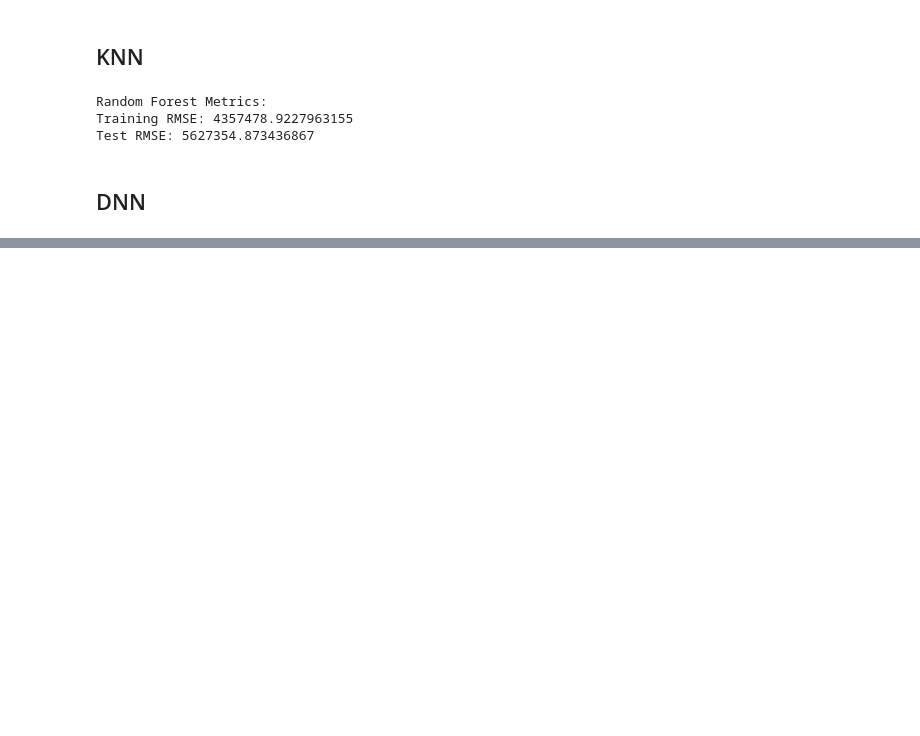
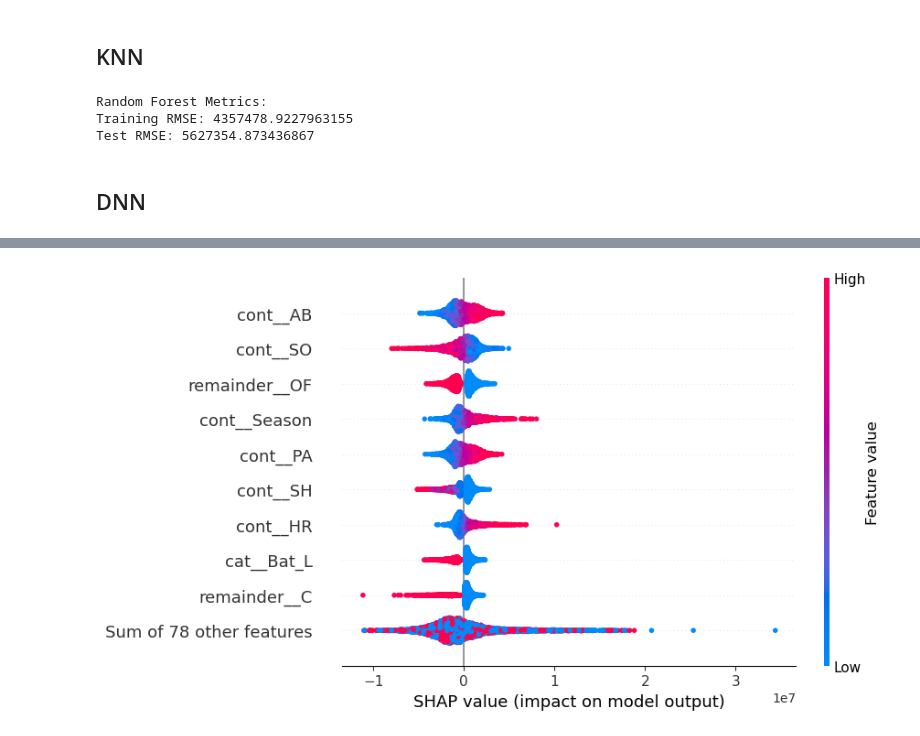
Before and after one commit to acooney613/baseball_salaries, a Jupyter notebook: model_testing.ipynb, the cells around one changed output, grey strips where cells are left out. Cells and saved outputs as stored; diff of their text form; code cells hidden in the pictures; blank space fills up the shorter version.

```diff
--- a/model_testing.ipynb
+++ b/model_testing.ipynb
@@ -590,0 +605,6 @@ Test RMSE: 5007409.22451356
+# %%
+explainer = shap.Explainer(dnn, X_prep)
+# %%
+shap_values = explainer.shap_values(X_prep)
+# %%
+expected_value = dnn.predict(X_prep).mean()
@@ -590,0 +613,6 @@ Test RMSE: 5007409.22451356
+# %%
+exp = shap.Explanation(shap_values, expected_value, X_prep, feature_names = prep.get_feature_names_out())
+# %%
+shap.plots.beeswarm(exp)
+# %% [output]
+[figure, added]
```
Also changed, not shown: parts of 14 cells of this notebook, 3 other files.
